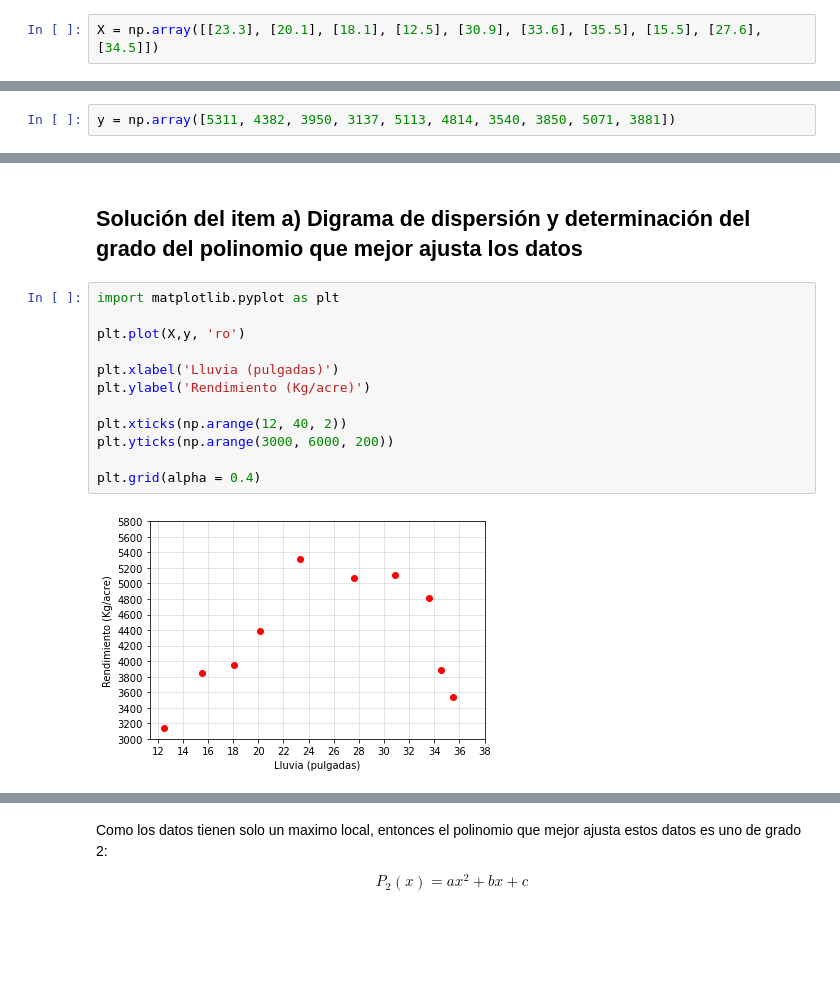
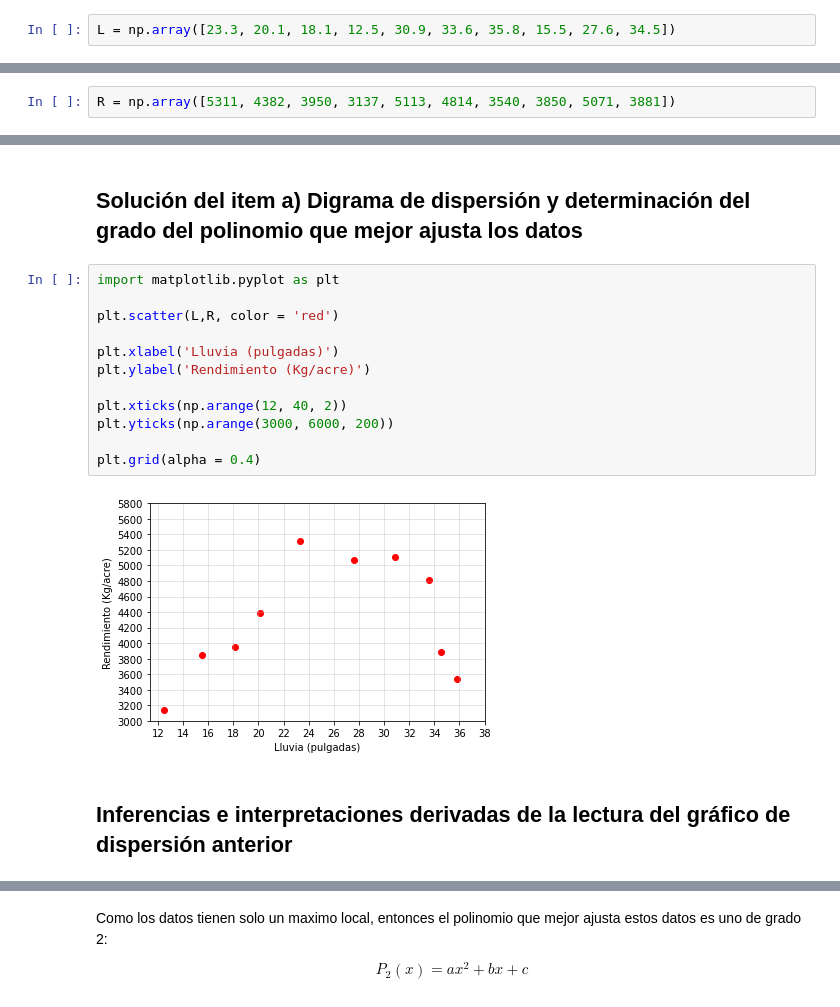
Before and after one commit to marco-canas/fundamentos_de_las_matematicas, a Jupyter notebook: clases/3_funciones/funciones_polinomiales/poli_modelacion_1.ipynb, the cells around one changed output, grey strips where cells are left out. Drawn from its saved outputs; the diff is of its cells as text; blank space fills up the shorter version.

```diff
--- a/clases/3_funciones/funciones_polinomiales/poli_modelacion_1.ipynb
+++ b/clases/3_funciones/funciones_polinomiales/poli_modelacion_1.ipynb
@@ -146,4 +146,4 @@ import numpy as np
 
 import pandas as pd
 # %%
-X = np.array([[23.3], [20.1], [18.1], [12.5], [30.9], [33.6], [35.5], [15.5], [27.6], [34.5]])
+L = np.array([23.3, 20.1, 18.1, 12.5, 30.9, 33.6, 35.8, 15.5, 27.6, 34.5])
@@ -167,2 +186,2 @@ array([[23.3],
 # %%
-y = np.array([5311, 4382, 3950, 3137, 5113, 4814, 3540, 3850, 5071, 3881])
+R = np.array([5311, 4382, 3950, 3137, 5113, 4814, 3540, 3850, 5071, 3881])
@@ -188,14 +216,16 @@ tabla
 # %%
 import matplotlib.pyplot as plt
 
-plt.plot(X,y, 'ro')
+plt.scatter(L,R, color = 'red')
 
 plt.xlabel('Lluvia (pulgadas)')
 plt.ylabel('Rendimiento (Kg/acre)')
 
 plt.xticks(np.arange(12, 40, 2))
 plt.yticks(np.arange(3000, 6000, 200))
 
 plt.grid(alpha = 0.4)
 # %% [output]
-[figure, old version]
+[figure, new version]
+# %% [markdown]
+## Inferencias e interpretaciones derivadas de la lectura del gráfico de dispersión anterior
```
Also changed, not shown: parts of 29 cells of this notebook, 2 other files.
